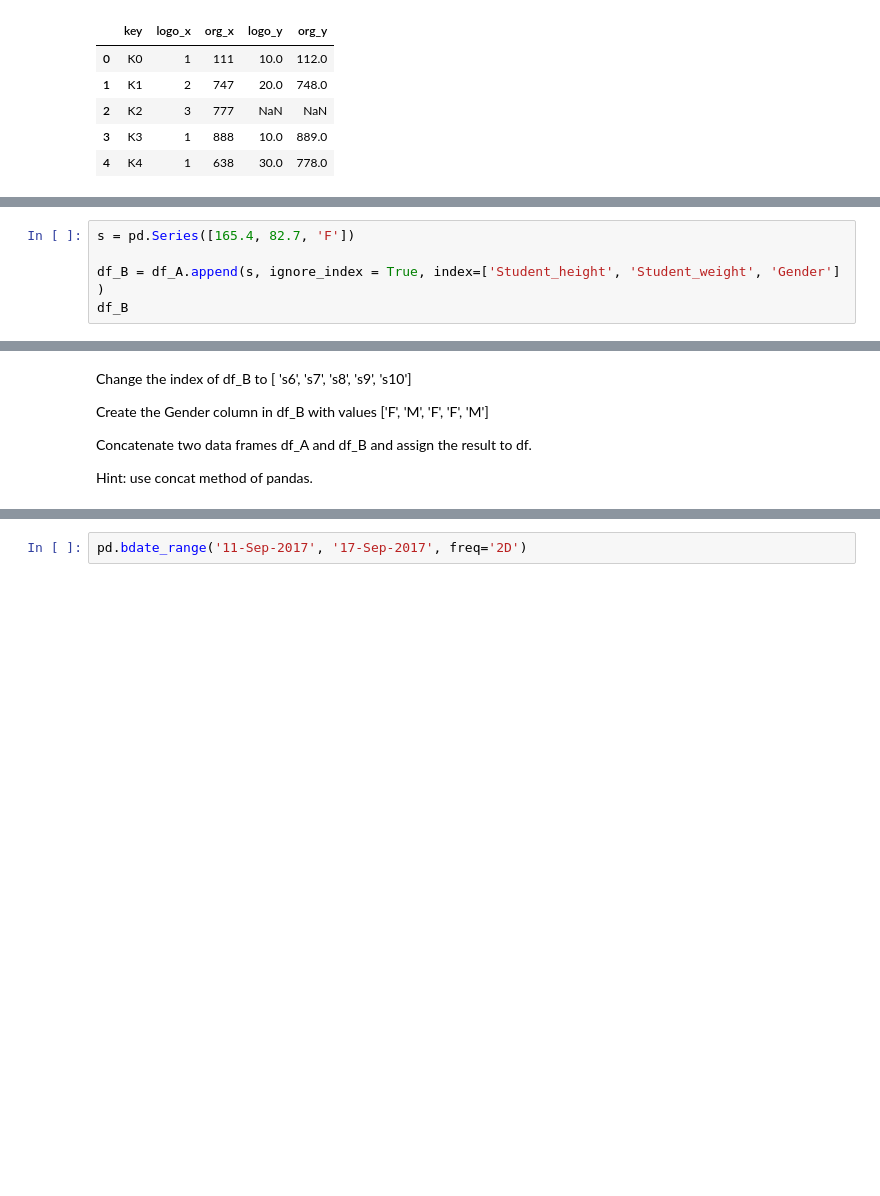
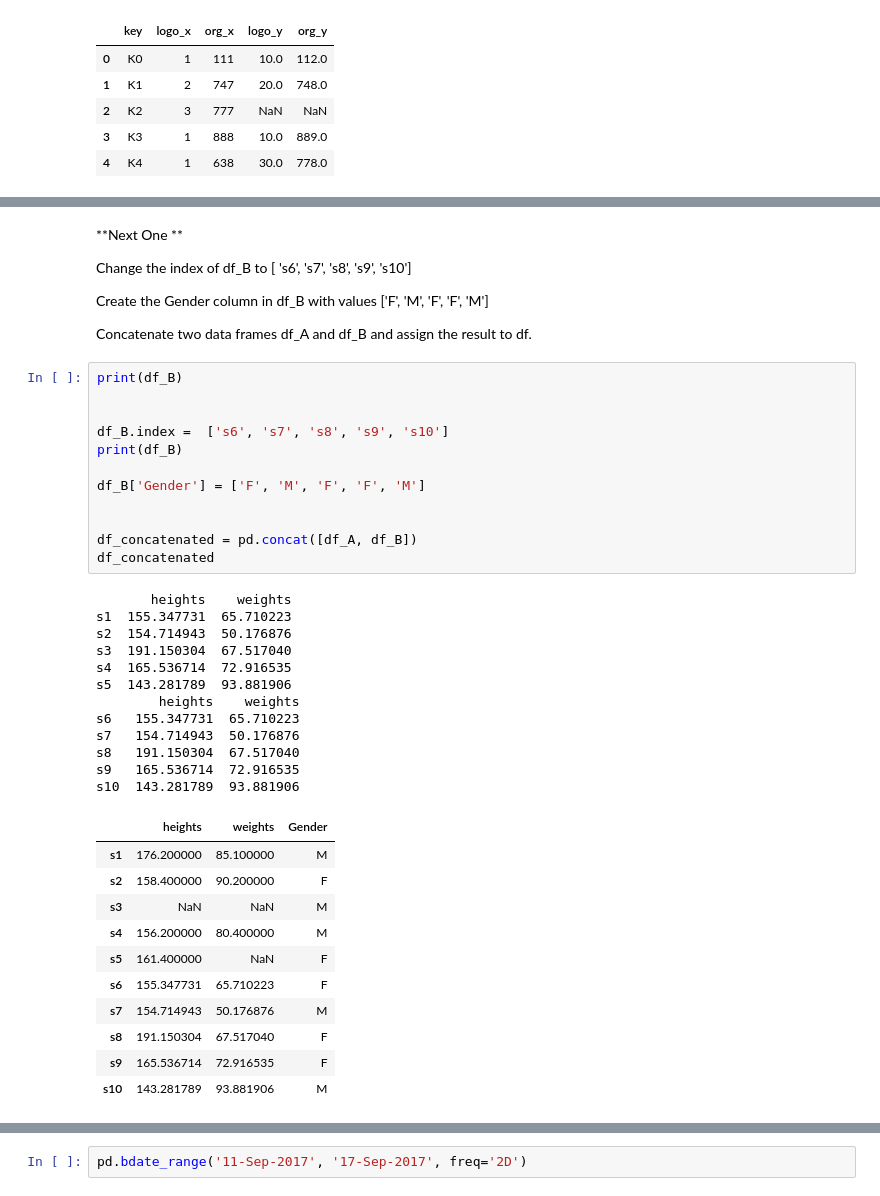
Before and after one commit to whatsupabhijit/py_rambling, a Jupyter notebook: pandas/panda.ipynb, the cells around one changed output, grey strips where cells are left out. Drawn from its saved outputs; the diff is of its cells as text; blank space fills up the shorter version.

```diff
--- a/pandas/panda.ipynb
+++ b/pandas/panda.ipynb
@@ -1085,7 +1096,2 @@ Append the series s to data frame df_A and store the captured array in df_AA.
 
 Display index values of df_AA.
-# %%
-s = pd.Series([165.4, 82.7, 'F'])
-
-df_B = df_A.append(s, ignore_index = True, index=['Student_height', 'Student_weight', 'Gender'] )
-df_B
@@ -1094,9 +1111,45 @@ TypeError: ignored
 # %% [markdown]
+**Next One **
+
 Change the index of df_B to [ 's6', 's7', 's8', 's9', 's10']
 
 Create the Gender column in df_B with values ['F', 'M', 'F', 'F', 'M']
 
 Concatenate two data frames df_A and df_B and assign the result to df.
-
-Hint: use concat method of pandas.
+# %%
+print(df_B)
+
+
+df_B.index =  ['s6', 's7', 's8', 's9', 's10']
+print(df_B)
+
+df_B['Gender'] = ['F', 'M', 'F', 'F', 'M']
+
+
+df_concatenated = pd.concat([df_A, df_B])
+df_concatenated
+# %% [output]
+       heights    weights
+s1  155.347731  65.710223
+s2  154.714943  50.176876
+s3  191.150304  67.517040
+s4  165.536714  72.916535
+s5  143.281789  93.881906
+        heights    weights
+s6   155.347731  65.710223
+s7   154.714943  50.176876
+s8   191.150304  67.517040
+s9   165.536714  72.916535
+s10  143.281789  93.881906
+|  | heights | weights | Gender |
+| s1 | 176.200000 | 85.100000 | M |
+| s2 | 158.400000 | 90.200000 | F |
+| s3 | NaN | NaN | M |
+| s4 | 156.200000 | 80.400000 | M |
+| s5 | 161.400000 | NaN | F |
+| s6 | 155.347731 | 65.710223 | F |
+| s7 | 154.714943 | 50.176876 | M |
+| s8 | 191.150304 | 67.517040 | F |
+| s9 | 165.536714 | 72.916535 | F |
+| s10 | 143.281789 | 93.881906 | M |
 # %% [markdown]
```
Also changed, not shown: parts of 24 cells of this notebook.
